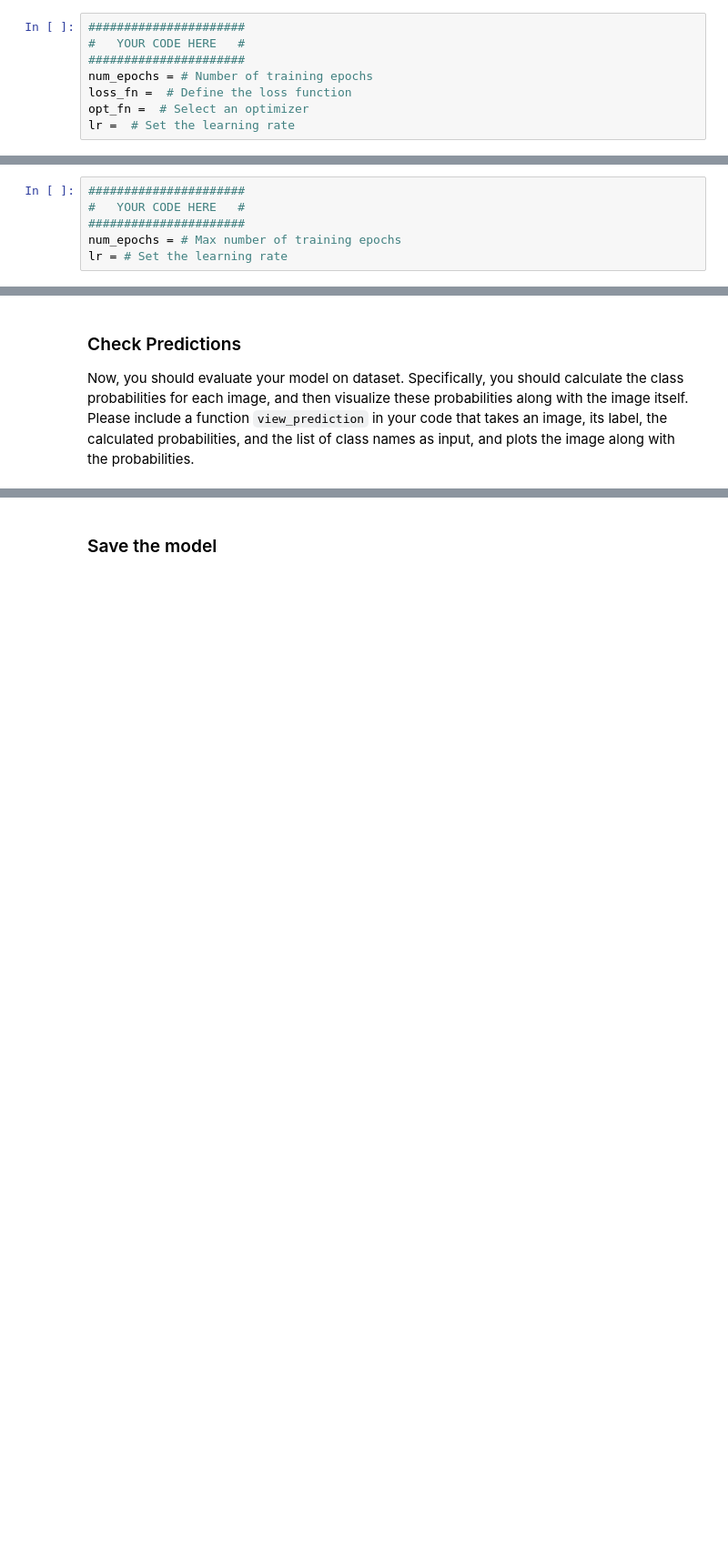
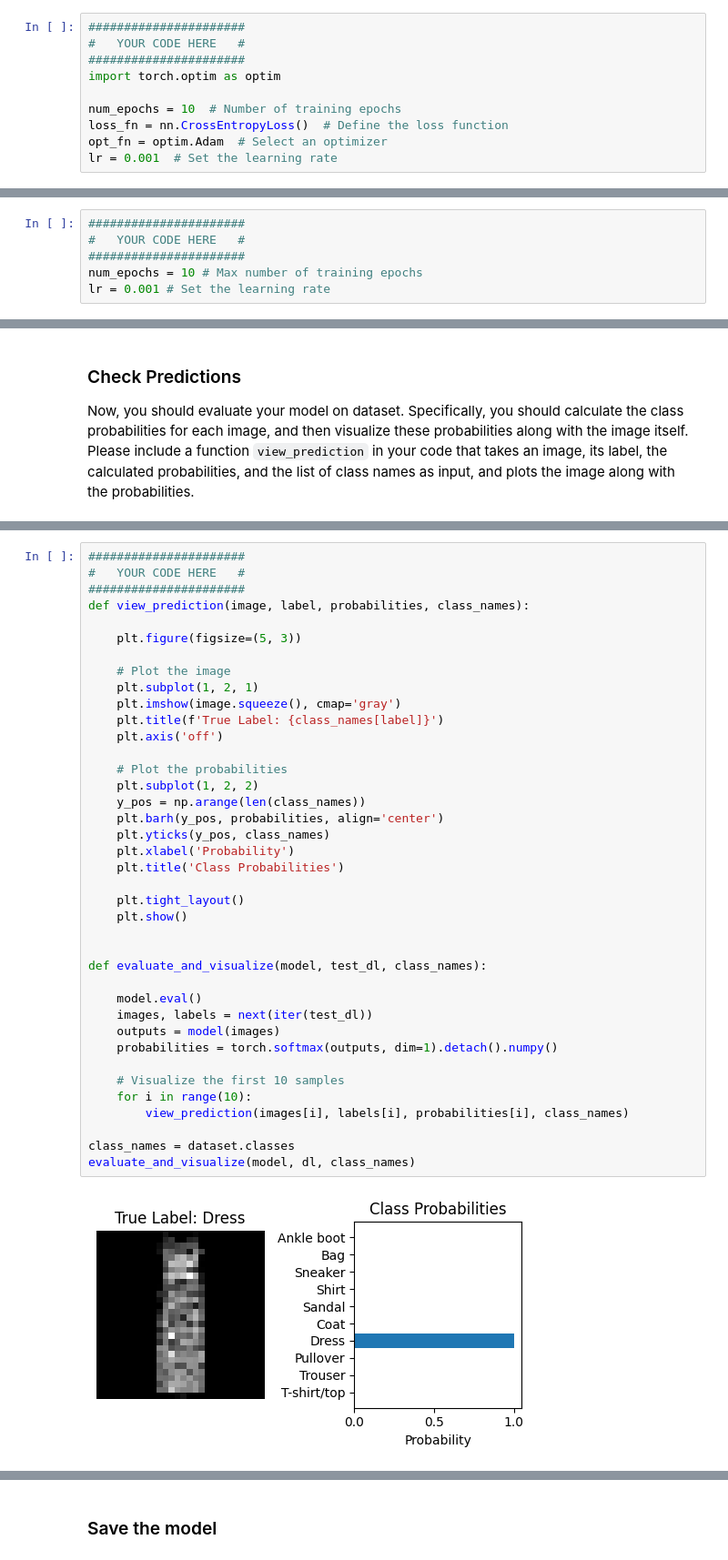
Before and after one commit to mahshadmoradi/Machine-Learning, a Jupyter notebook: CHW3/Q2.ipynb, the cells around one changed output, grey strips where cells are left out. Shown at 91% size. Drawn from its saved outputs; the diff is of its cells as text; blank space fills up the shorter version.

```diff
--- a/CHW3/Q2.ipynb
+++ b/CHW3/Q2.ipynb
@@ -195,9 +356,11 @@ def train_model(n_epochs, model, train_dl, val_dl, loss_fn, opt_fn, lr):
 ######################
 #   YOUR CODE HERE   #
 ######################
-num_epochs = # Number of training epochs
-loss_fn =  # Define the loss function
-opt_fn =  # Select an optimizer
-lr =  # Set the learning rate
+import torch.optim as optim
+
+num_epochs = 10  # Number of training epochs
+loss_fn = nn.CrossEntropyLoss()  # Define the loss function
+opt_fn = optim.Adam  # Select an optimizer
+lr = 0.001  # Set the learning rate
 # %%
 model, train_losses, val_losses, train_accuracies, val_accuracies = train_model(num_epochs, model, train_dl, val_dl, loss_fn, opt_fn, lr)
@@ -235,7 +411,7 @@ dl = DataLoader(dataset, batch_size, sampler=sampler)
 ######################
 #   YOUR CODE HERE   #
 ######################
-num_epochs = # Max number of training epochs
-lr = # Set the learning rate
+num_epochs = 10 # Max number of training epochs
+lr = 0.001 # Set the learning rate
 # %%
 model, _, _, _, _ = train_model(num_epochs, model, dl, [], loss_fn, opt_fn, lr)
@@ -248,0 +432,41 @@ Now, you should evaluate your model on dataset. Specifically, you should calcula
+# %%
+######################
+#   YOUR CODE HERE   #
+######################
+def view_prediction(image, label, probabilities, class_names):
+
+    plt.figure(figsize=(5, 3))
+
+    # Plot the image
+    plt.subplot(1, 2, 1)
+    plt.imshow(image.squeeze(), cmap='gray')
+    plt.title(f'True Label: {class_names[label]}')
+    plt.axis('off')
+
+    # Plot the probabilities
+    plt.subplot(1, 2, 2)
+    y_pos = np.arange(len(class_names))
+    plt.barh(y_pos, probabilities, align='center')
+    plt.yticks(y_pos, class_names)
+    plt.xlabel('Probability')
+    plt.title('Class Probabilities')
+
+    plt.tight_layout()
+    plt.show()
+
+
+def evaluate_and_visualize(model, test_dl, class_names):
+
+    model.eval()
+    images, labels = next(iter(test_dl))
+    outputs = model(images)
+    probabilities = torch.softmax(outputs, dim=1).detach().numpy()
+
+    # Visualize the first 10 samples
+    for i in range(10):
+        view_prediction(images[i], labels[i], probabilities[i], class_names)
+
+class_names = dataset.classes
+evaluate_and_visualize(model, dl, class_names)
+# %% [output]
+[figure, added]
```
Also changed, not shown: parts of 23 cells of this notebook.
